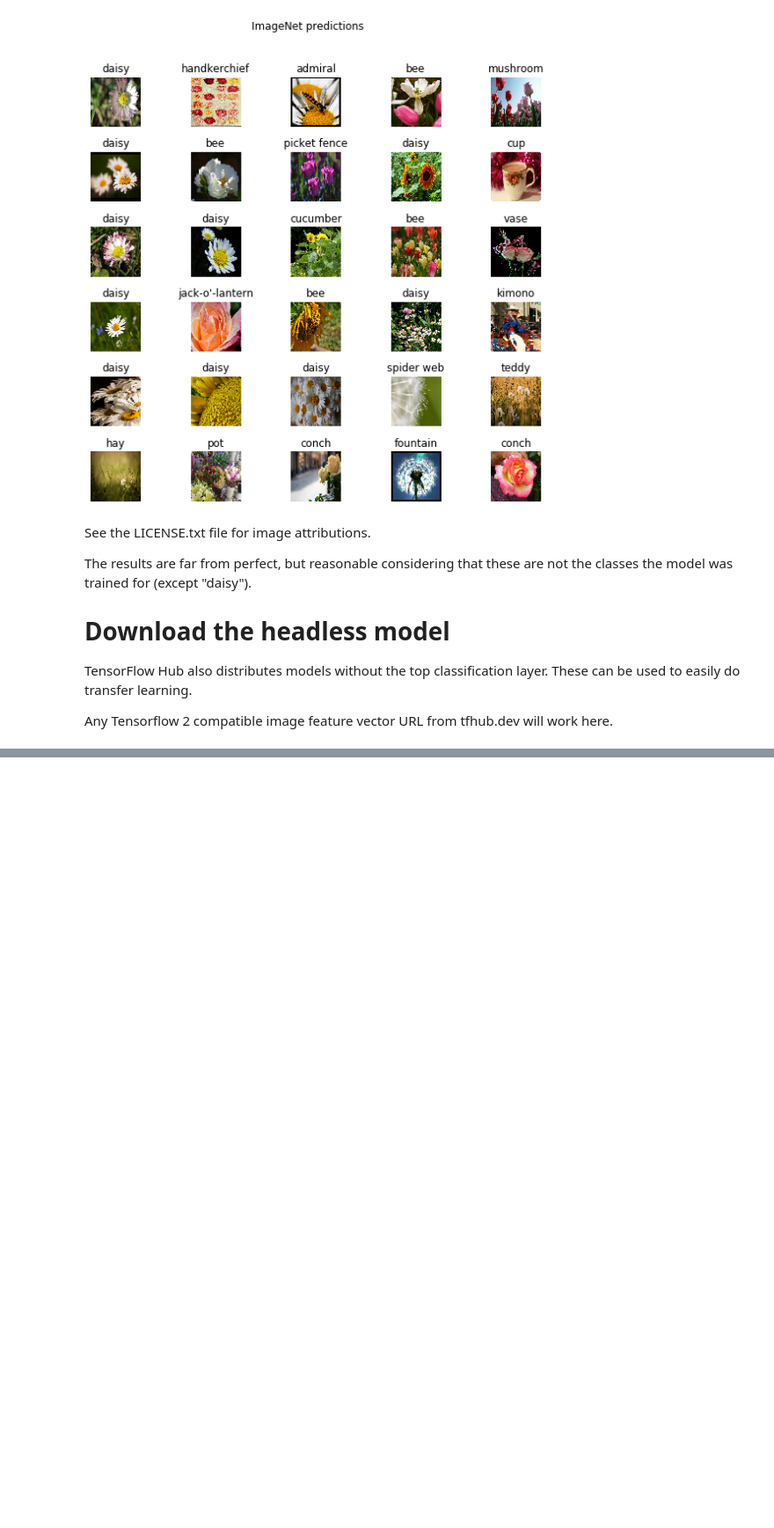
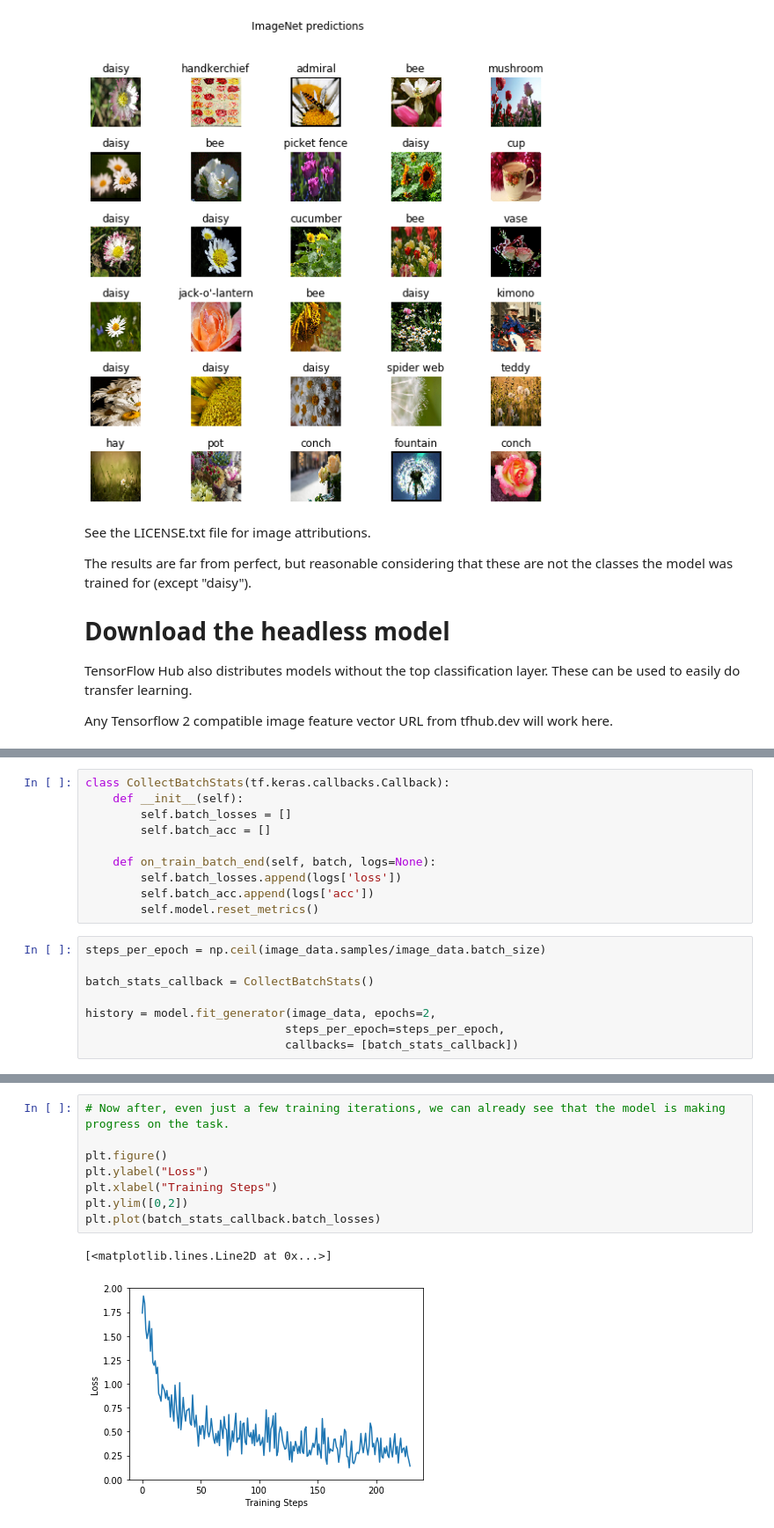
Before and after one commit to jmt0221/Tensorflow_2, a Jupyter notebook: images/Transfer_Learning_tfhub.ipynb, the cells around one changed output, grey strips where cells are left out. Shown at 88% size. Saved outputs shown, nothing was run; the diff lists cells and outputs as text; blank space fills up the shorter version.

Commit message:
finished and saved model

```diff
--- a/images/Transfer_Learning_tfhub.ipynb
+++ b/images/Transfer_Learning_tfhub.ipynb
@@ -150,0 +206,18 @@ Any Tensorflow 2 compatible image feature vector URL from tfhub.dev will work he
+# %%
+class CollectBatchStats(tf.keras.callbacks.Callback):
+    def __init__(self):
+        self.batch_losses = []
+        self.batch_acc = []
+
+    def on_train_batch_end(self, batch, logs=None):
+        self.batch_losses.append(logs['loss'])
+        self.batch_acc.append(logs['acc'])
+        self.model.reset_metrics()
+# %%
+steps_per_epoch = np.ceil(image_data.samples/image_data.batch_size)
+
+batch_stats_callback = CollectBatchStats()
+
+history = model.fit_generator(image_data, epochs=2,
+                             steps_per_epoch=steps_per_epoch,
+                             callbacks= [batch_stats_callback])
@@ -150,0 +244,11 @@ Any Tensorflow 2 compatible image feature vector URL from tfhub.dev will work he
+# %%
+# Now after, even just a few training iterations, we can already see that the model is making progress on the task.
+
+plt.figure()
+plt.ylabel("Loss")
+plt.xlabel("Training Steps")
+plt.ylim([0,2])
+plt.plot(batch_stats_callback.batch_losses)
+# %% [output]
+[<matplotlib.lines.Line2D at 0x...>]
+[figure, added]
```
Also changed, not shown: parts of 22 cells of this notebook.
